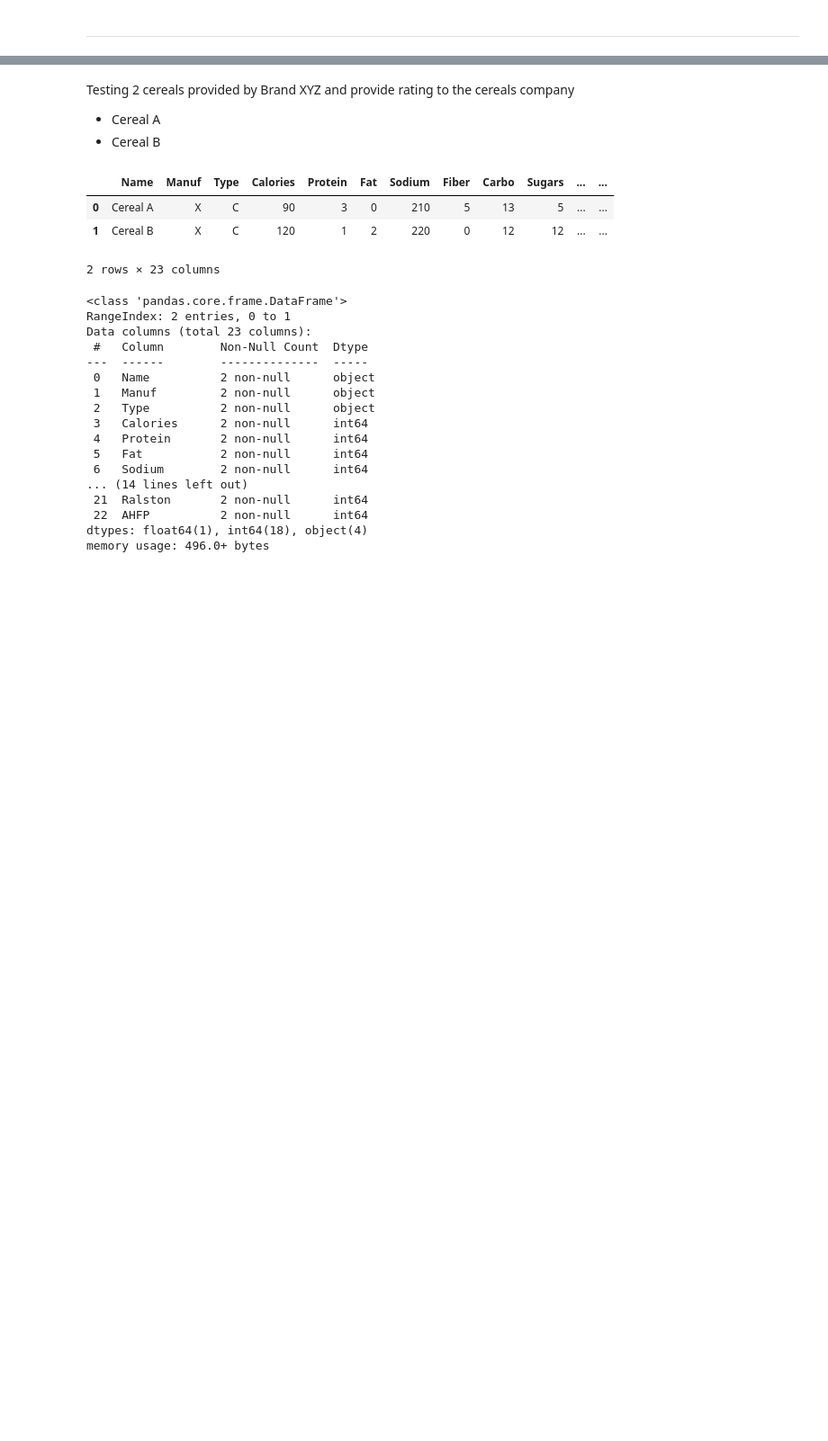
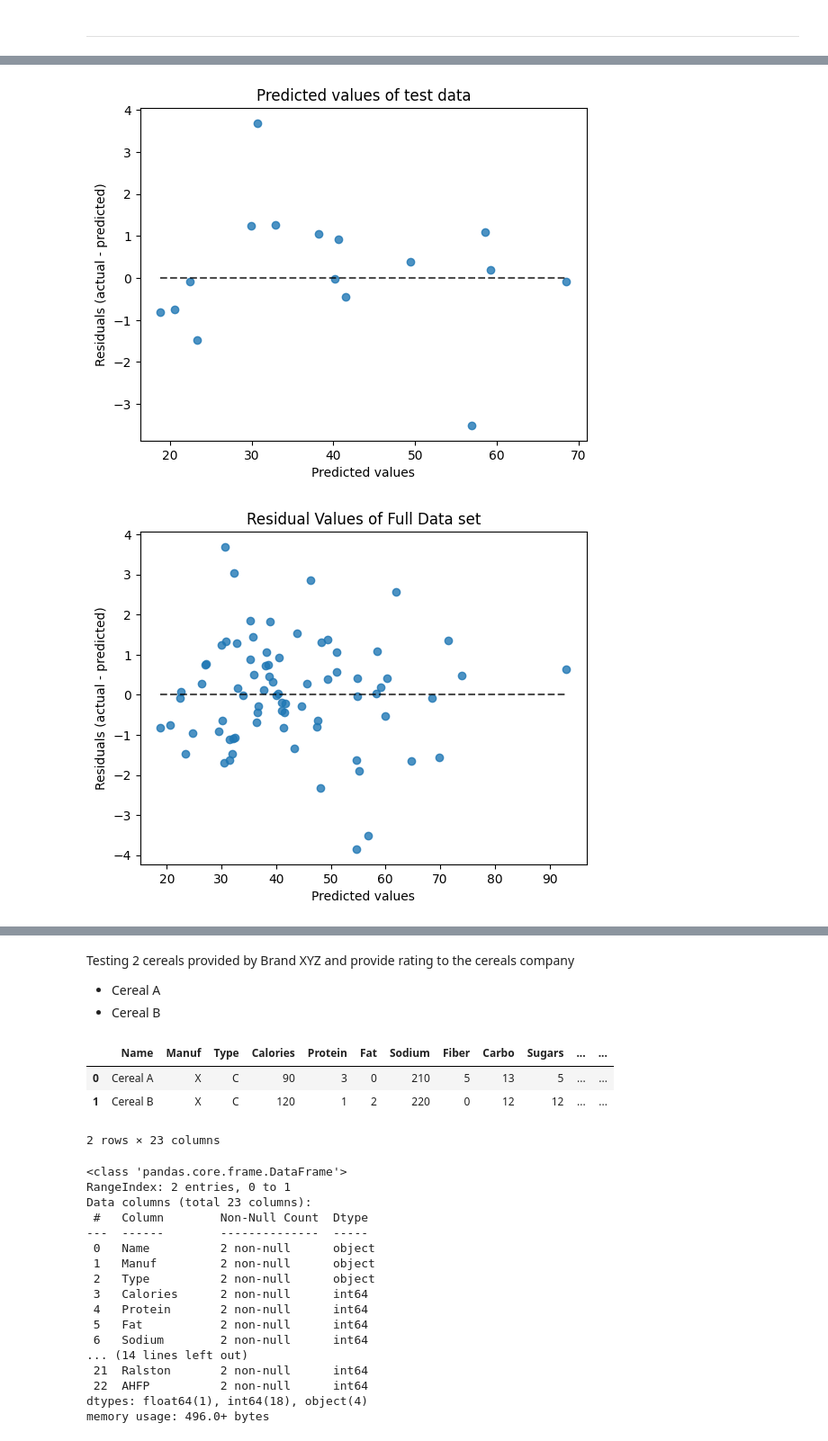
Before and after one commit to jivaniyash/ML_Projects, a Jupyter notebook: cereals_rating_prediction_multiple_linear_regression/main.ipynb, the cells around one changed output, grey strips where cells are left out. Shown: that part at 90% size. Cells and saved outputs as stored; diff of their text form; code cells hidden in the pictures; blank space fills up the shorter version.

Commit message:
selection of model and predicting Rating of cereal

```diff
--- a/cereals_rating_prediction_multiple_linear_regression/main.ipynb
+++ b/cereals_rating_prediction_multiple_linear_regression/main.ipynb
@@ -435,0 +422,12 @@ After training & testing models with changing features, it is better to select m
+# %%
+model_3_features = ['Calories',
+                    'Protein',
+                    'Fat',
+                    'Sodium',
+                    'Fiber',
+                    'Sugars',
+                    'Potass',
+                    'Vitamins']
+md_3 = Multiple_LinearRegression(model_number=3, df=df2, X_column_name=model_3_features,
+                                y_column_name='Rating',
+                                test_size=0.2, random_state=42)
@@ -435,0 +454,5 @@ After training & testing models with changing features, it is better to select m
+# %%
+md_3.plots()
+# %% [output]
+[figure, added]
+[figure, added]
```
Also changed, not shown: parts of 58 cells of this notebook.
